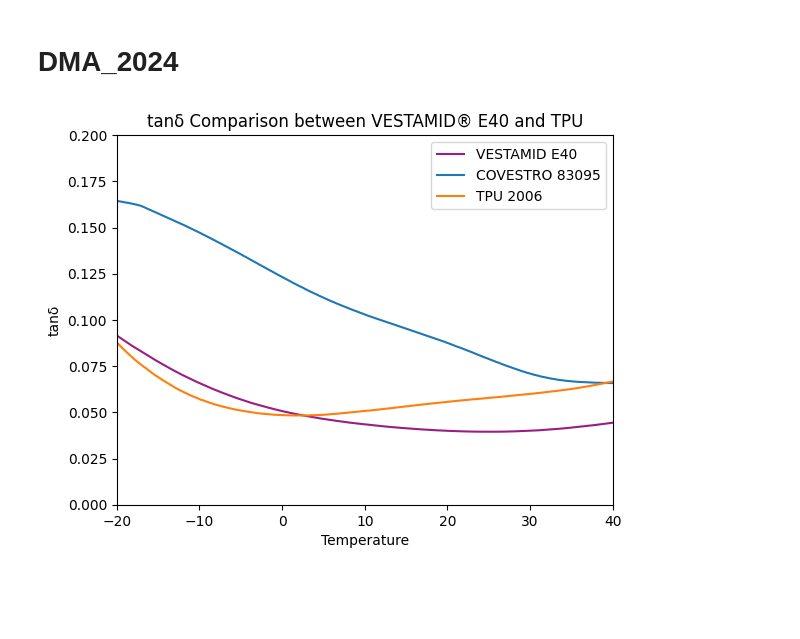
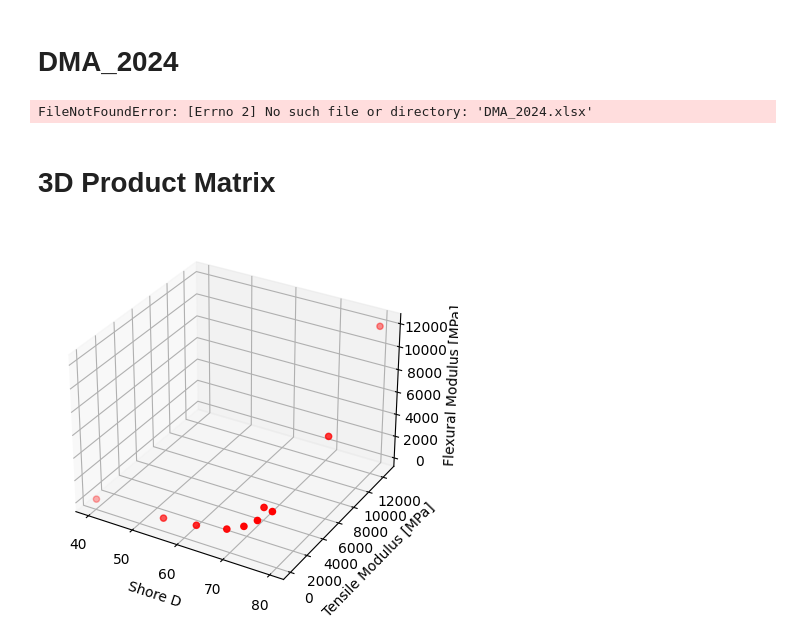
Before and after one commit to zhongma95/Python, a Jupyter notebook: Data Visualization.ipynb, the cells around one changed output. Saved outputs shown, nothing was run; the diff lists cells and outputs as text; code cells hidden in the pictures; blank space fills up the shorter version.

```diff
--- a/Data Visualization.ipynb
+++ b/Data Visualization.ipynb
@@ -21,17 +21,47 @@ y2 = df2['tanδ']
 x3 = df3['Temp.']
 y3 = df3['tanδ']
 
+'''
 plt.plot(x1,y1, label='VESTAMID E40', color='#991d85')
 plt.plot(x2,y2, label='COVESTRO 83095')
 plt.plot(x3,y3, label='TPU 2006')
+'''
+plt.plot(x1,y1, label='VESTAMID E40', color='#991d85', linewidth=2.5)
+plt.plot(x2,y2, label='TPU 1')
+plt.plot(x3,y3, label='TPU 2')
+
 
 plt.xlim(-20, 40)
 plt.ylim(0, 0.2)
 
-plt.title('tanδ Comparison between VESTAMID® E40 and TPU')
-plt.xlabel('Temperature')
+plt.title('tanδ Comparison between VESTAMID® E40 and other TPU')
+plt.xlabel('Temperature [℃]')
 plt.ylabel('tanδ')
 plt.legend()
 plt.show()
 # %% [output]
-[figure, removed]
+FileNotFoundError: [Errno 2] No such file or directory: 'DMA_2024.xlsx'
+# %% [markdown]
+# 3D Product Matrix
+# %%
+import matplotlib.pyplot as plt
+from mpl_toolkits.mplot3d import Axes3D
+import numpy as np
+import pandas as pd
+
+X = [40,55,62,68,71,73,75,73,79,80]
+Y = [87,215,370,720,1100,1600,2270,2380,6800,12600]
+Z = [90,196,350,539,900,1320,1890,1920,5900,12000]
+
+fig = plt.figure()
+ax = fig.add_subplot(111, projection='3d')
+
+ax.scatter(X, Y, Z, c='r', marker='o')
+
+ax.set_xlabel('Shore D')
+ax.set_ylabel('Tensile Modulus [MPa]')
+ax.set_zlabel('Flexural Modulus [MPa]')
+
+plt.show()
+# %% [output]
+[figure, added]
```
